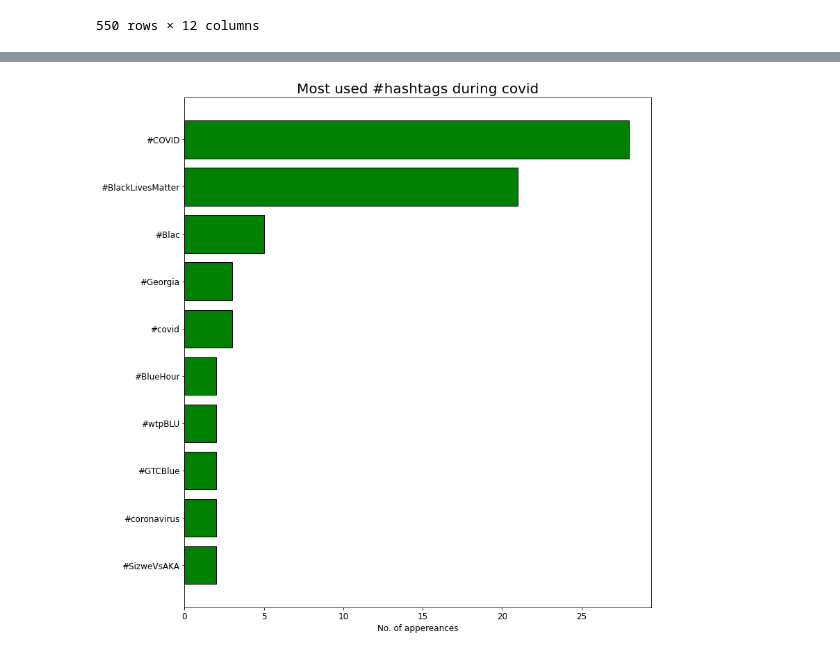
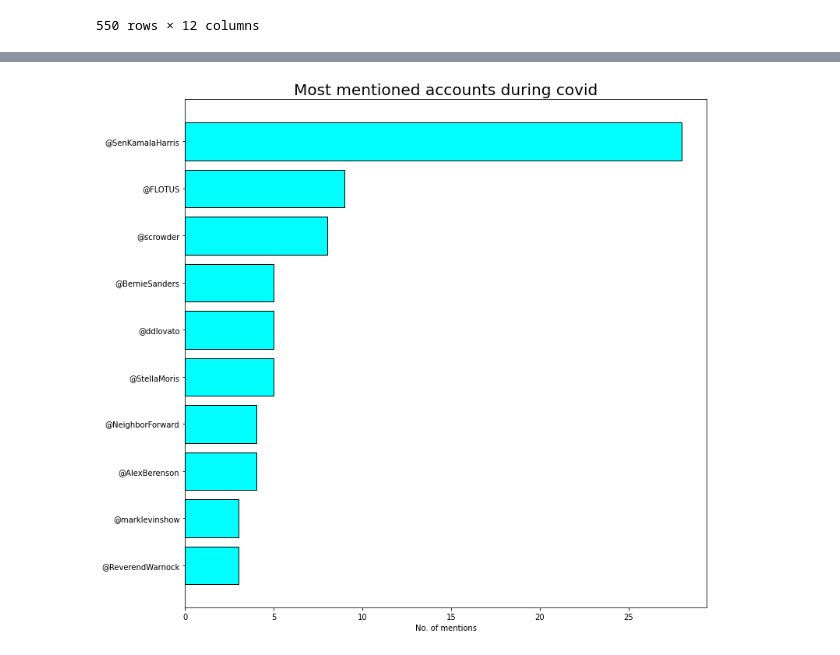
Before and after one commit to revanth802/CMPE-255-FA2020-Team6, a Jupyter notebook: Notebook.ipynb, the cells around one changed output, grey strips where cells are left out. Saved outputs shown, nothing was run; the diff lists cells and outputs as text; code cells hidden in the pictures.

```diff
--- a/Notebook.ipynb
+++ b/Notebook.ipynb
@@ -254,0 +196,22 @@ fig.savefig("hashtags_precovid.png", dpi=1400)
+# %%
+def find_top_n_mentioned_accounts(df, n):
+    observedAcc = re.compile(r"@[a-zA-Z_]+")
+    observedMatches = list(df['tweet'].apply(observedAcc.findall))
+    storeForMentions = {}
+    for observedMatch in observedMatches:
+        for currentMatch in observedMatch:
+            if currentMatch not in storeForMentions.keys():
+                storeForMentions[currentMatch] = 1
+            else:
+                storeForMentions[currentMatch] = storeForMentions[currentMatch]+1
+
+    ordList = sorted(storeForMentions.items(), key=lambda x:x[1])
+    ordList = ordList[::-1]
+
+    ordVals = []
+    ordKeys = []
+    for i in ordList[0:n]:
+        ordKeys.append(i[0])
+        ordVals.append(i[1])
+
+    return ordKeys, ordVals
@@ -255,15 +231,13 @@ fig.savefig("hashtags_precovid.png", dpi=1400)
 # %%
-hashtag_ordered_keys, hashtag_ordered_values = find_top_n_hashtags(covid_timeline, 10)
-#Plotting a graph with the most used hashtags
+m_ord_keys , m_ord_vals = find_top_n_mentioned_accounts(covid_timeline, 10)
 fig, ax = plt.subplots(figsize = (12,12))
-y_pos = np.arange(len(hashtag_ordered_keys))
-ax.barh(y_pos ,list(hashtag_ordered_values)[::-1], align='center', color = 'green', edgecolor = 'black', linewidth=1)
-ax.set_yticks(y_pos)
-ax.set_yticklabels(list(hashtag_ordered_keys)[::-1])
-ax.set_xlabel("No. of appereances")
-ax.set_title("Most used #hashtags during covid", fontsize = 20)
-plt.tight_layout(pad=3)
+yCoords = np.arange(len(m_ord_vals))
+ax.barh(yCoords ,list(m_ord_vals)[::-1], align='center', color = 'cyan', edgecolor = 'black', linewidth=1)
+ax.set_yticks(yCoords )
+ax.set_yticklabels(list(m_ord_keys)[::-1])
+ax.set_xlabel("No. of mentions")
+ax.set_title("Most mentioned accounts during covid", fontsize = 20)
 plt.show()
-fig.savefig("hashtags_covid.png", dpi=1400)
+fig.savefig("accounts_covid.png", dpi=1400)
 # %% [output]
-[figure, old version]
+[figure, new version]
```
Also changed, not shown: parts of 25 cells of this notebook, 6 other files.
